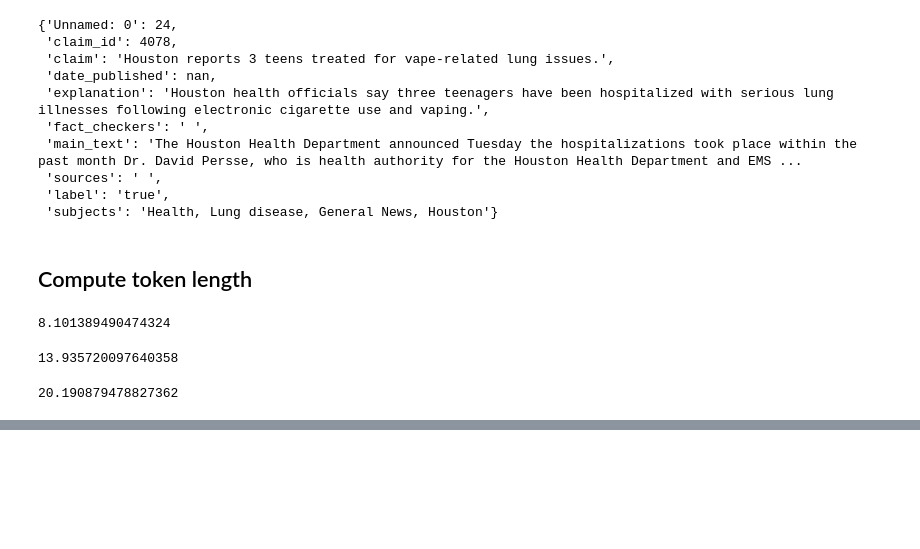
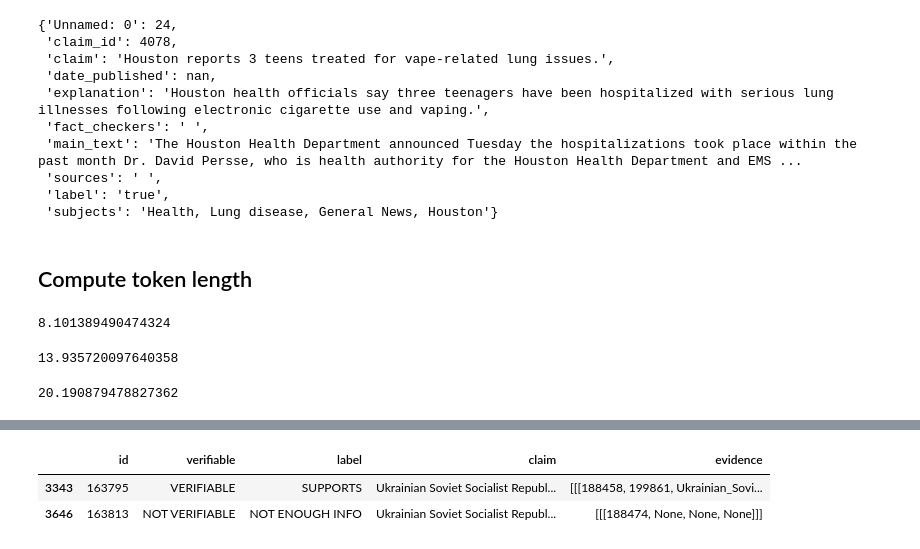
Before and after one commit to codehamusuta/7CCSMPRJ_Msc_Proj, a Jupyter notebook: Data Exploration (2023_06_02).ipynb, the cells around one changed output, grey strips where cells are left out. Cells and saved outputs as stored; diff of their text form; code cells hidden in the pictures; blank space fills up the shorter version.

```diff
--- a/Data Exploration (2023_06_02).ipynb
+++ b/Data Exploration (2023_06_02).ipynb
@@ -269,0 +298,27 @@ climate_df['claim_length'].mean()
+# %%
+import json
+import os
+import pandas as pd
+import csv
+import random
+
+root = '../data_2023_06_02'
+fever_root = os.path.join(root, 'raw/FEVER')
+climate_root = os.path.join(root, 'raw/CLIMATE-FEVER')
+pubhealth_root = os.path.join(root, 'raw/PUBHEALTH')
+# %%
+with open(os.path.join(fever_root, 'train.jsonl'), 'r') as f:
+    fever_train = [json.loads(item) for item in list(f)]
+
+with open(os.path.join(fever_root, 'paper_dev.jsonl'), 'r') as f:
+    fever_dev = [json.loads(item) for item in list(f)]
+
+with open(os.path.join(fever_root, 'paper_test.jsonl'), 'r') as f:
+    fever_test = [json.loads(item) for item in list(f)]
+
+pubhealth_train = pd.read_csv(os.path.join(pubhealth_root, 'train.tsv'), sep="\t").to_dict('records')
+pubhealth_dev = pd.read_csv(os.path.join(pubhealth_root, 'dev.tsv'), sep="\t").to_dict('records')
+pubhealth_test = pd.read_csv(os.path.join(pubhealth_root, 'test.tsv'), sep="\t").to_dict('records')
+
+with open(os.path.join(climate_root, 'climate-fever-dataset-r1.jsonl'), 'r') as f:
+    climate = [json.loads(item) for item in list(f)]
@@ -269,0 +379,8 @@ climate_df['claim_length'].mean()
+# %%
+fever_test_df = pd.DataFrame.from_records(fever_test)
+# %%
+fever_test_df[fever_test_df['claim'].str.contains("Ukrainian Soviet Socialist Republic was a founding member of the UN.")]
+# %% [output]
+|  | id | verifiable | label | claim | evidence |
+| 3343 | 163795 | VERIFIABLE | SUPPORTS | Ukrainian Soviet Socialist Republ... | [[[188458, 199861, Ukrainian_Sovi... |
+| 3646 | 163813 | NOT VERIFIABLE | NOT ENOUGH INFO | Ukrainian Soviet Socialist Republ... | [[[188474, None, None, None]]] |
```
Also changed, not shown: parts of 11 cells of this notebook, 8 other files.
